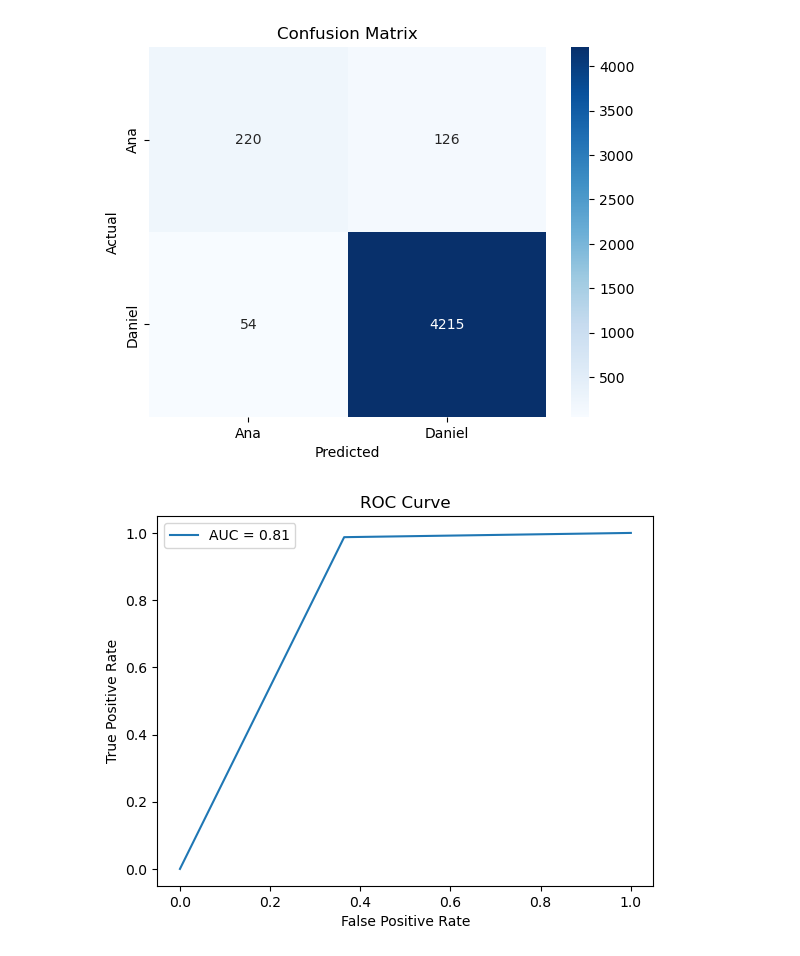
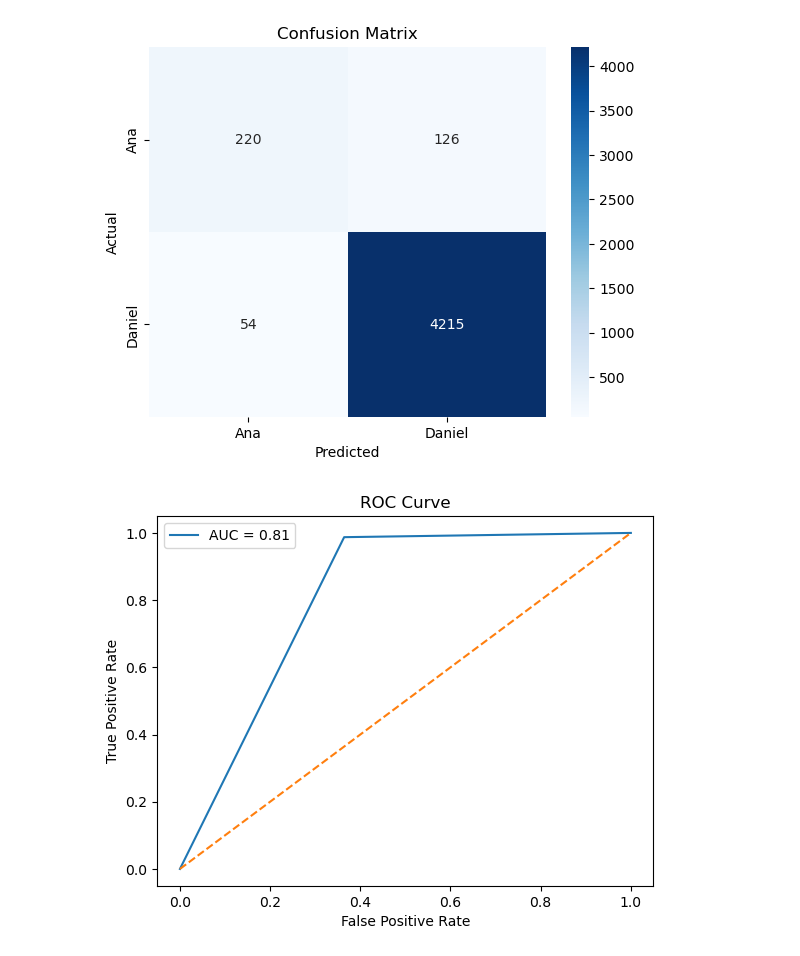
Before and after one commit to danieldema/personal-netflix-analysis, a Jupyter notebook: netflix_logreg.ipynb, the cells around one changed output. Drawn from its saved outputs; the diff is of its cells as text; code cells hidden in the pictures.

Commit message:
fixed roc curve

```diff
--- a/netflix_logreg.ipynb
+++ b/netflix_logreg.ipynb
@@ -93,12 +94,13 @@ plt.show()
 # %%
 fpr, tpr, thresholds = roc_curve(test_y, predictions)
 roc_auc = auc(fpr, tpr)
 
 plt.plot(fpr, tpr, label=f'AUC = {roc_auc:.2f}')
+plt.plot([0, 1], [0, 1], linestyle='--')
 plt.xlabel('False Positive Rate')
 plt.ylabel('True Positive Rate')
 plt.title('ROC Curve')
 plt.legend()
 plt.show()
 # %% [output]
-[figure, old version]
+[figure, new version]
```
Also changed, not shown: parts of 1 cell of this notebook, 1 other file.
